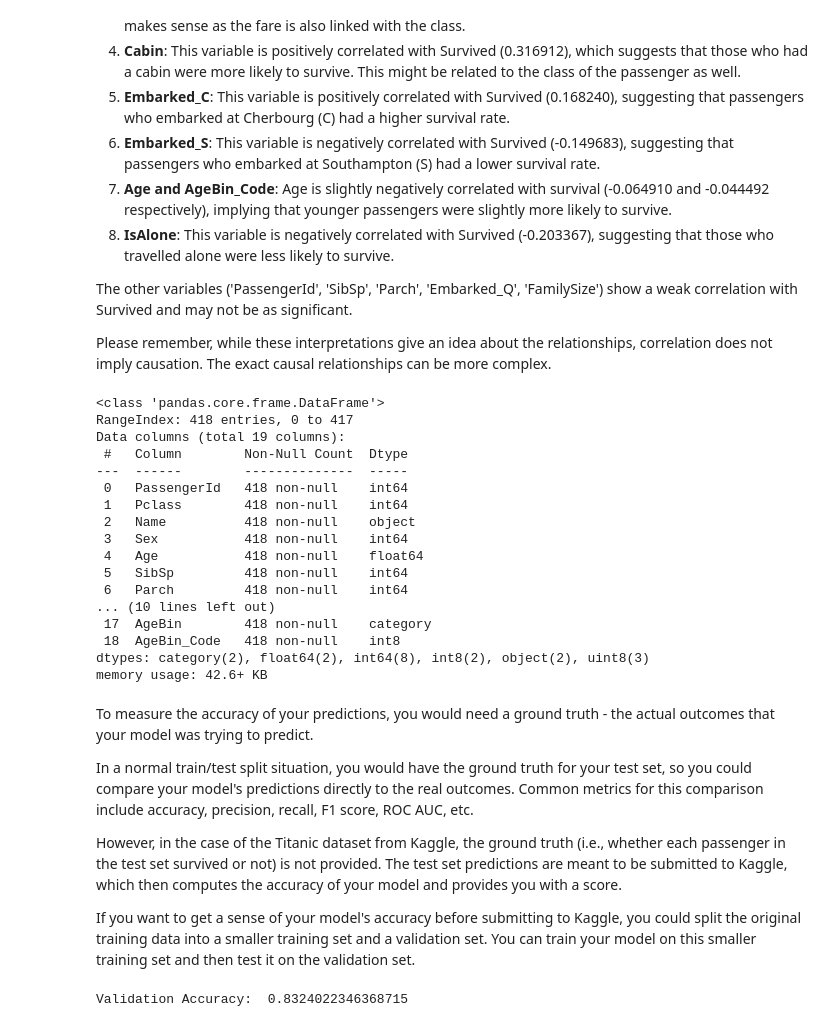
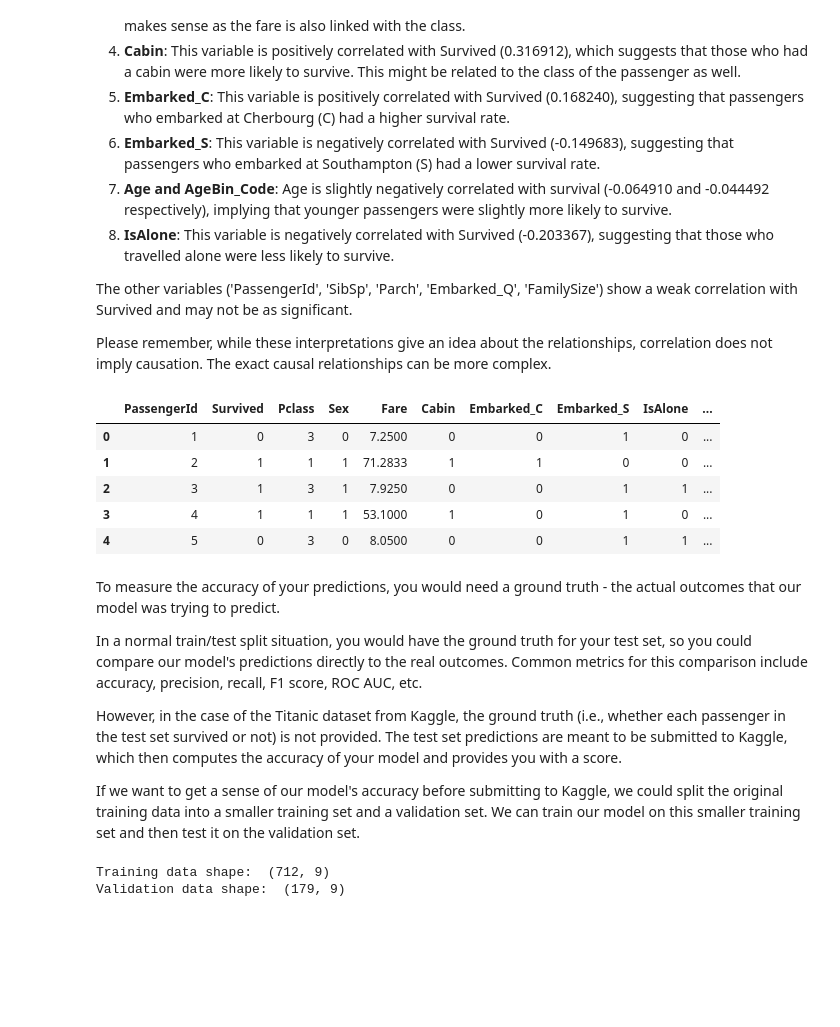
Before and after one commit to dev-ro/machine-learning-projects, a Jupyter notebook: beginner/titanic survival prediction/titanic.ipynb, the cells around one changed output. Cells and saved outputs as stored; diff of their text form; code cells hidden in the pictures; blank space fills up the shorter version.

```diff
--- a/beginner/titanic survival prediction/titanic.ipynb
+++ b/beginner/titanic survival prediction/titanic.ipynb
@@ -231,23 +231,3 @@ Let's interpret the correlation matrix with focus on the 'Survived' variable:
 The other variables ('PassengerId', 'SibSp', 'Parch', 'Embarked_Q', 'FamilySize') show a weak correlation with Survived and may not be as significant.
 
 Please remember, while these interpretations give an idea about the relationships, correlation does not imply causation. The exact causal relationships can be more complex.
-# %%
-df_test.info()
-# %% [output]
-<class 'pandas.core.frame.DataFrame'>
-RangeIndex: 418 entries, 0 to 417
-Data columns (total 19 columns):
- #   Column        Non-Null Count  Dtype
----  ------        --------------  -----
- 0   PassengerId   418 non-null    int64
- 1   Pclass        418 non-null    int64
- 2   Name          418 non-null    object
- 3   Sex           418 non-null    int64
- 4   Age           418 non-null    float64
- 5   SibSp         418 non-null    int64
- 6   Parch         418 non-null    int64
-... (10 lines left out)
- 17  AgeBin        418 non-null    category
- 18  AgeBin_Code   418 non-null    int8
-dtypes: category(2), float64(2), int64(8), int8(2), object(2), uint8(3)
-memory usage: 42.6+ KB
@@ -274,8 +234,20 @@ df.to_csv('assets/submission.csv', index=False)
+# %%
+# let's keep only columns that have a correlation of at least 0.1 or -0.1 with the 'Survived' column
+df_train = df_train[['PassengerId', 'Survived', 'Pclass', 'Sex', 'Fare', 'Cabin', 'Embarked_C', 'Embarked_S', 'IsAlone', 'FareBin_Code']]
+df_test = df_test[['PassengerId', 'Pclass', 'Sex', 'Fare', 'Cabin', 'Embarked_C', 'Embarked_S', 'IsAlone', 'FareBin_Code']]
+df_train.head()
+# %% [output]
+|  | PassengerId | Survived | Pclass | Sex | Fare | Cabin | Embarked_C | Embarked_S | IsAlone | ... |
+| 0 | 1 | 0 | 3 | 0 | 7.2500 | 0 | 0 | 1 | 0 | ... |
+| 1 | 2 | 1 | 1 | 1 | 71.2833 | 1 | 1 | 0 | 0 | ... |
+| 2 | 3 | 1 | 3 | 1 | 7.9250 | 0 | 0 | 1 | 1 | ... |
+| 3 | 4 | 1 | 1 | 1 | 53.1000 | 1 | 0 | 1 | 0 | ... |
+| 4 | 5 | 0 | 3 | 0 | 8.0500 | 0 | 0 | 1 | 1 | ... |
 # %% [markdown]
-To measure the accuracy of your predictions, you would need a ground truth - the actual outcomes that your model was trying to predict.
+To measure the accuracy of your predictions, you would need a ground truth - the actual outcomes that our model was trying to predict.
 
-In a normal train/test split situation, you would have the ground truth for your test set, so you could compare your model's predictions directly to the real outcomes. Common metrics for this comparison include accuracy, precision, recall, F1 score, ROC AUC, etc.
+In a normal train/test split situation, you would have the ground truth for your test set, so you could compare our model's predictions directly to the real outcomes. Common metrics for this comparison include accuracy, precision, recall, F1 score, ROC AUC, etc.
 
 However, in the case of the Titanic dataset from Kaggle, the ground truth (i.e., whether each passenger in the test set survived or not) is not provided. The test set predictions are meant to be submitted to Kaggle, which then computes the accuracy of your model and provides you with a score.
 
-If you want to get a sense of your model's accuracy before submitting to Kaggle, you could split the original training data into a smaller training set and a validation set. You can train your model on this smaller training set and then test it on the validation set.
+If we want to get a sense of our model's accuracy before submitting to Kaggle, we could split the original training data into a smaller training set and a validation set. We can train our model on this smaller training set and then test it on the validation set.
@@ -294,7 +254,15 @@ predictions_val = rf.predict(X_val)
-# %%
-from sklearn.metrics import accuracy_score
-
-accuracy = accuracy_score(Y_val, predictions_val)
-print("Validation Accuracy: ", accuracy)
-# %% [output]
-Validation Accuracy:  0.8324022346368715
+# %%
+from sklearn.model_selection import train_test_split
+
+# Separate the features (X) from the target variable (Y)
+X = df_train.drop('Survived', axis=1)
+Y = df_train['Survived']
+
+# Split the data into a training set and a validation set
+X_train, X_val, Y_train, Y_val = train_test_split(X, Y, test_size=0.2, random_state=42)
+
+print('Training data shape: ', X_train.shape)
+print('Validation data shape: ', X_val.shape)
+# %% [output]
+Training data shape:  (712, 9)
+Validation data shape:  (179, 9)
```
Also changed, not shown: parts of 8 cells of this notebook, 1 other file.
